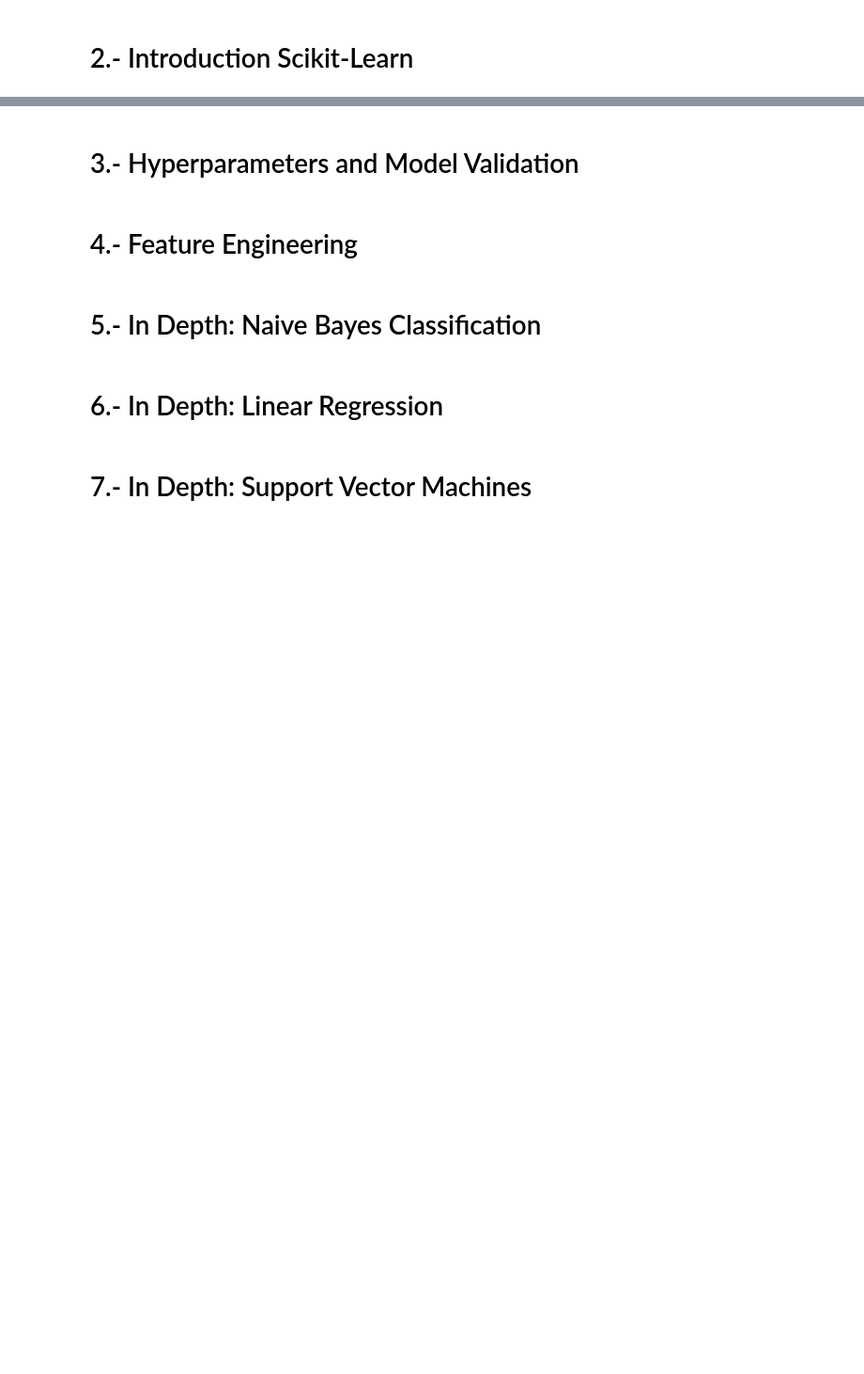
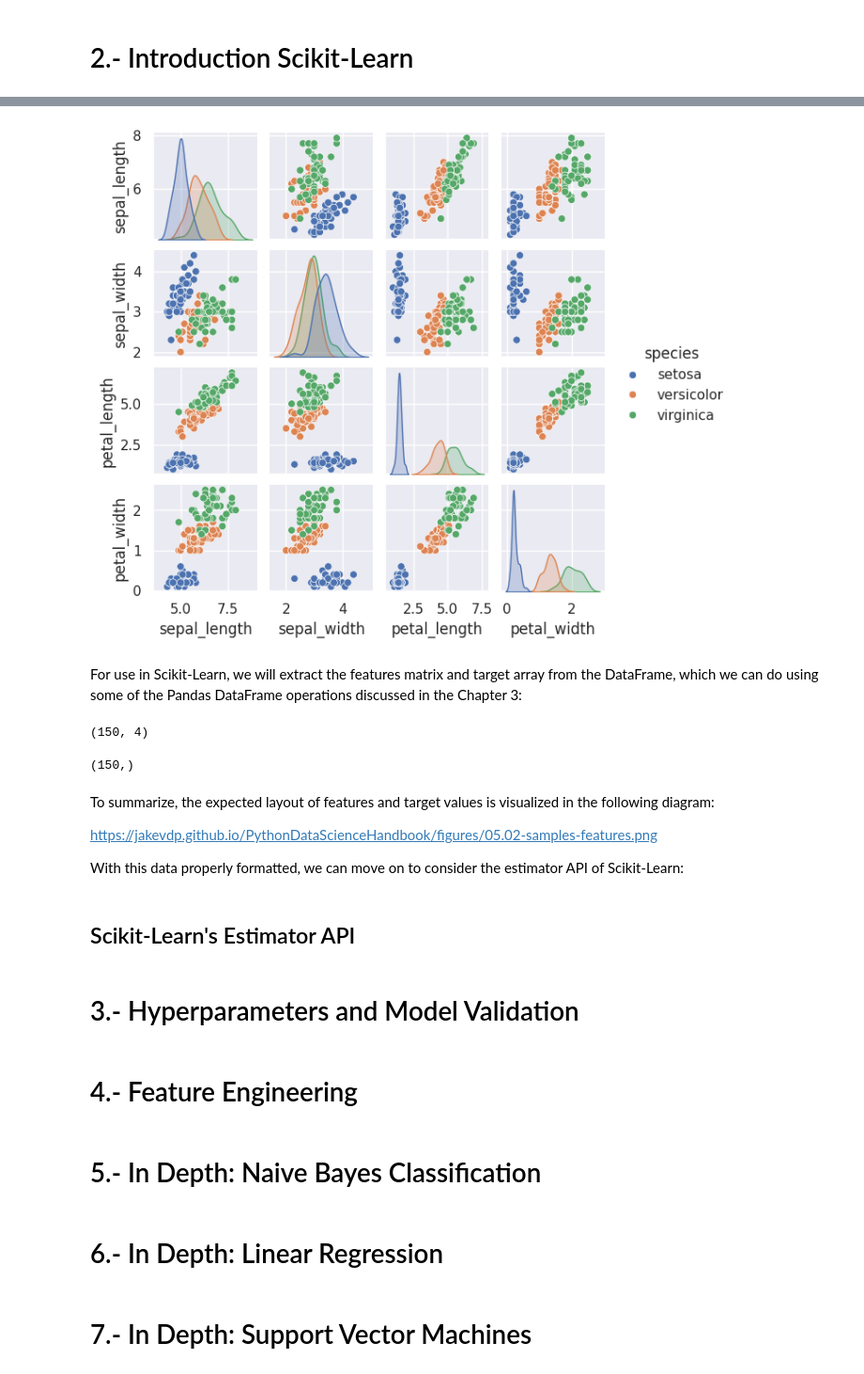
Before and after one commit to dirodgu/python_data_analysis_course, a Jupyter notebook: notebooks/chapter_5.ipynb, the cells around one changed output, grey strips where cells are left out. Shown at 94% size. Cells and saved outputs as stored; diff of their text form; code cells hidden in the pictures; blank space fills up the shorter version.

Commit message:
Added chapter 5 intro and 5.1

```diff
--- a/notebooks/chapter_5.ipynb
+++ b/notebooks/chapter_5.ipynb
@@ -6,0 +158,4 @@
+# %%
+import seaborn as sns
+iris = sns.load_dataset('iris')
+iris.head()
@@ -7,3 +187,29 @@
+# %%
+%matplotlib inline
+import seaborn as sns; sns.set()
+sns.pairplot(iris, hue='species', size=1.5);
+# %% [output]
+[figure, added]
+# %% [markdown]
+For use in Scikit-Learn, we will extract the features matrix and target array from the DataFrame, which we can do using some of the Pandas DataFrame operations discussed in the Chapter 3:
+# %%
+X_iris = iris.drop('species', axis=1)
+X_iris.shape
+# %% [output]
+(150, 4)
+# %%
+y_iris = iris['species']
+y_iris.shape
+# %% [output]
+(150,)
+# %% [markdown]
+To summarize, the expected layout of features and target values is visualized in the following diagram:
+
+https://jakevdp.github.io/PythonDataScienceHandbook/figures/05.02-samples-features.png
+
+With this data properly formatted, we can move on to consider the estimator API of Scikit-Learn:
+# %% [markdown]
+## Scikit-Learn's Estimator API
 # %% [markdown]
 # 3.- Hyperparameters and Model Validation
 # %% [markdown]
```
Also changed, not shown: parts of 6 cells of this notebook.
